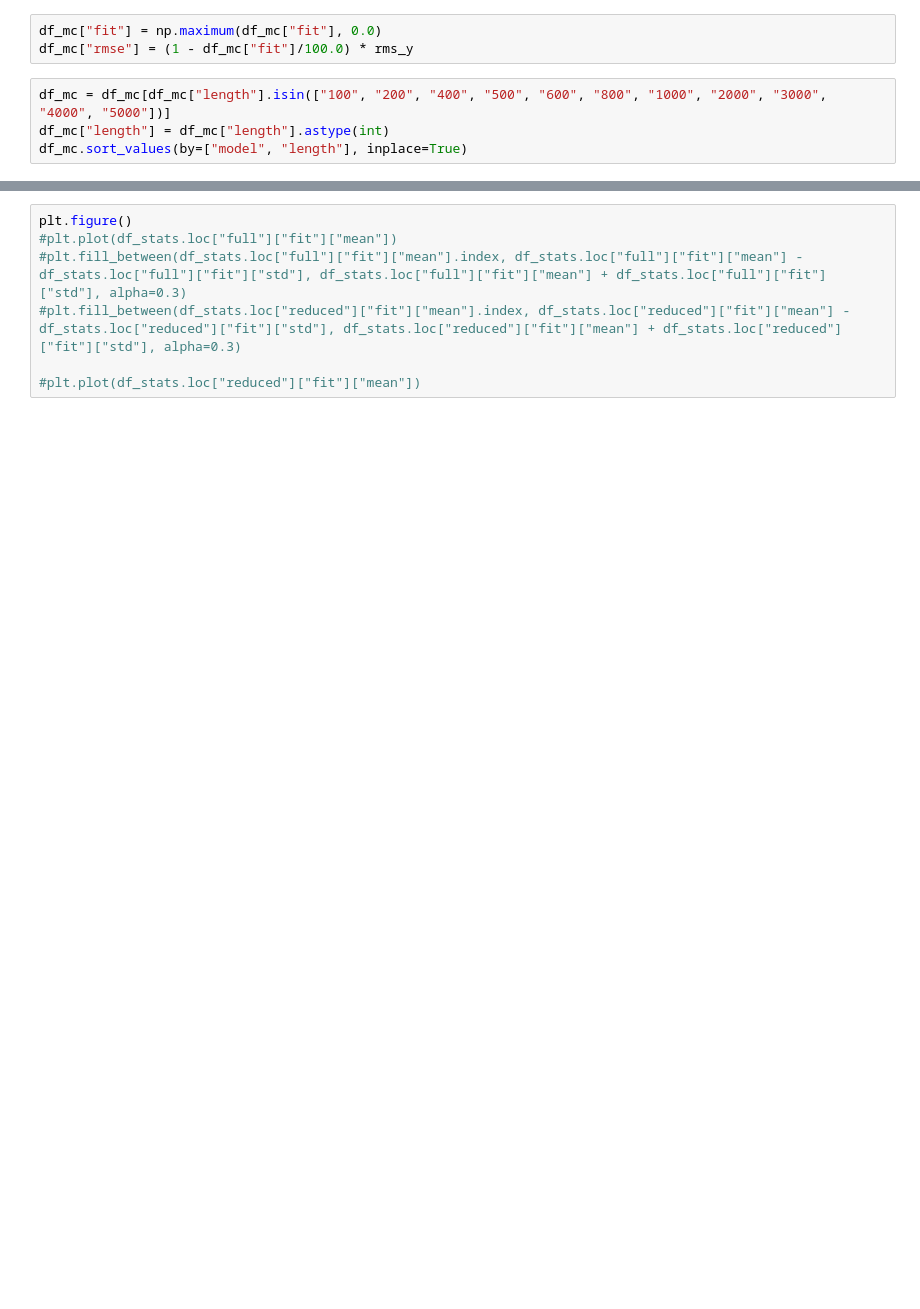
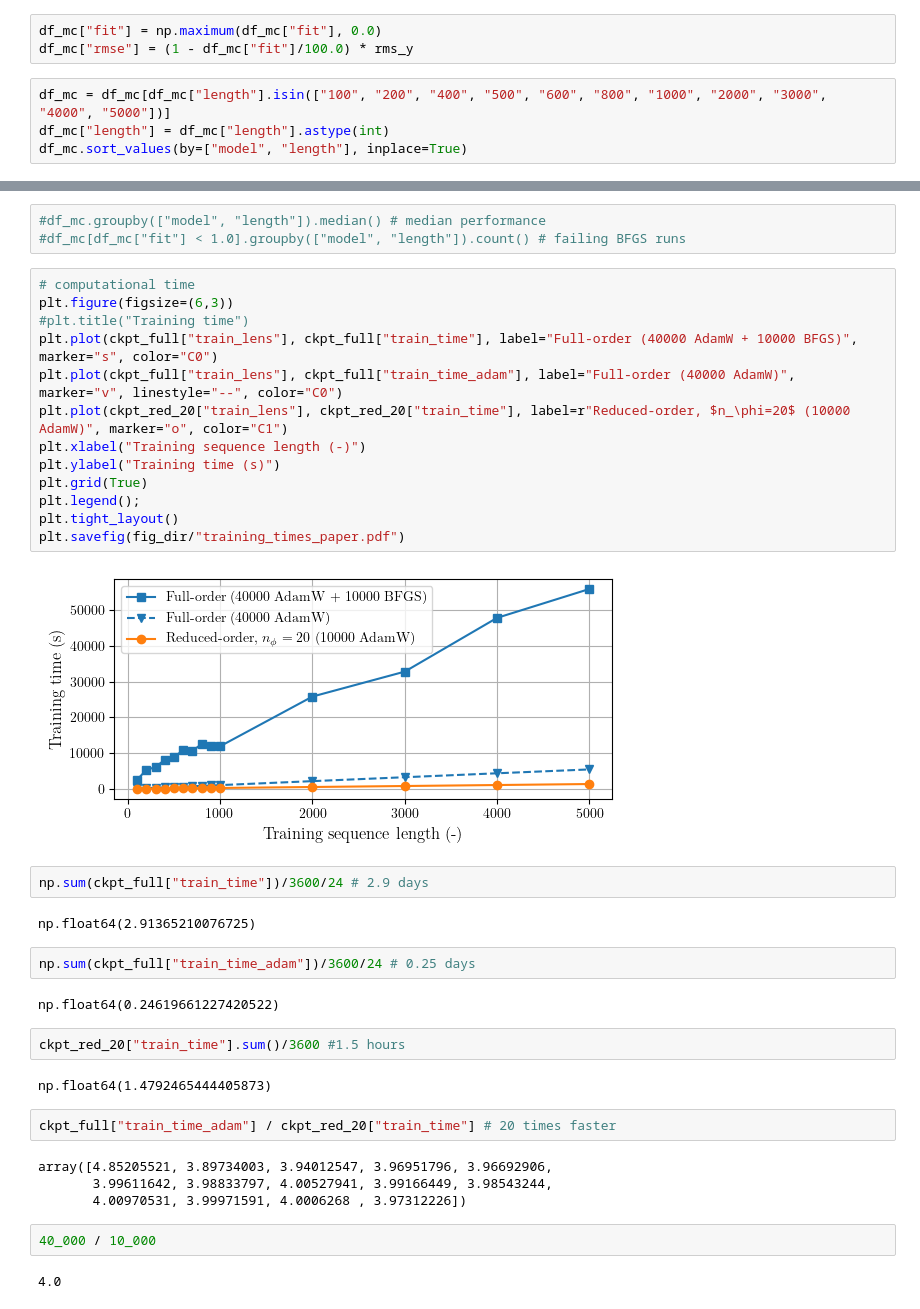
Before and after one commit to forgi86/sysid-neural-manifold, a Jupyter notebook: analyze_mc.ipynb, the cells around one changed output, grey strips where cells are left out. Saved outputs shown, nothing was run; the diff lists cells and outputs as text; blank space fills up the shorter version.

Commit message:
added train time to analyze

```diff
--- a/analyze_mc.ipynb
+++ b/analyze_mc.ipynb
@@ -92,7 +113,40 @@ df_stats
-# %%
-plt.figure()
-#plt.plot(df_stats.loc["full"]["fit"]["mean"])
-#plt.fill_between(df_stats.loc["full"]["fit"]["mean"].index, df_stats.loc["full"]["fit"]["mean"] - df_stats.loc["full"]["fit"]["std"], df_stats.loc["full"]["fit"]["mean"] + df_stats.loc["full"]["fit"]["std"], alpha=0.3)
-#plt.fill_between(df_stats.loc["reduced"]["fit"]["mean"].index, df_stats.loc["reduced"]["fit"]["mean"] - df_stats.loc["reduced"]["fit"]["std"], df_stats.loc["reduced"]["fit"]["mean"] + df_stats.loc["reduced"]["fit"]["std"], alpha=0.3)
-
-#plt.plot(df_stats.loc["reduced"]["fit"]["mean"])
+# %%
+#df_mc.groupby(["model", "length"]).median() # median performance
+#df_mc[df_mc["fit"] < 1.0].groupby(["model", "length"]).count() # failing BFGS runs
+# %%
+# computational time
+plt.figure(figsize=(6,3))
+#plt.title("Training time")
+plt.plot(ckpt_full["train_lens"], ckpt_full["train_time"], label="Full-order (40000 AdamW + 10000 BFGS)", marker="s", color="C0")
+plt.plot(ckpt_full["train_lens"], ckpt_full["train_time_adam"], label="Full-order (40000 AdamW)", marker="v", linestyle="--", color="C0")
+plt.plot(ckpt_red_20["train_lens"], ckpt_red_20["train_time"], label=r"Reduced-order, $n_\phi=20$ (10000 AdamW)", marker="o", color="C1")
+plt.xlabel("Training sequence length (-)")
+plt.ylabel("Training time (s)")
+plt.grid(True)
+plt.legend();
+plt.tight_layout()
+plt.savefig(fig_dir/"training_times_paper.pdf")
+# %% [output]
+[figure, added]
+# %%
+np.sum(ckpt_full["train_time"])/3600/24 # 2.9 days
+# %% [output]
+np.float64(2.91365210076725)
+# %%
+np.sum(ckpt_full["train_time_adam"])/3600/24 # 0.25 days
+# %% [output]
+np.float64(0.24619661227420522)
+# %%
+ckpt_red_20["train_time"].sum()/3600 #1.5 hours
+# %% [output]
+np.float64(1.4792465444405873)
+# %%
+ckpt_full["train_time_adam"] / ckpt_red_20["train_time"] # 20 times faster
+# %% [output]
+array([4.85205521, 3.89734003, 3.94012547, 3.96951796, 3.96692906,
+       3.99611642, 3.98833797, 4.00527941, 3.99166449, 3.98543244,
+       4.00970531, 3.99971591, 4.0006268 , 3.97312226])
+# %%
+40_000 / 10_000
+# %% [output]
+4.0
```
Also changed, not shown: parts of 5 cells of this notebook, 1 other file.
